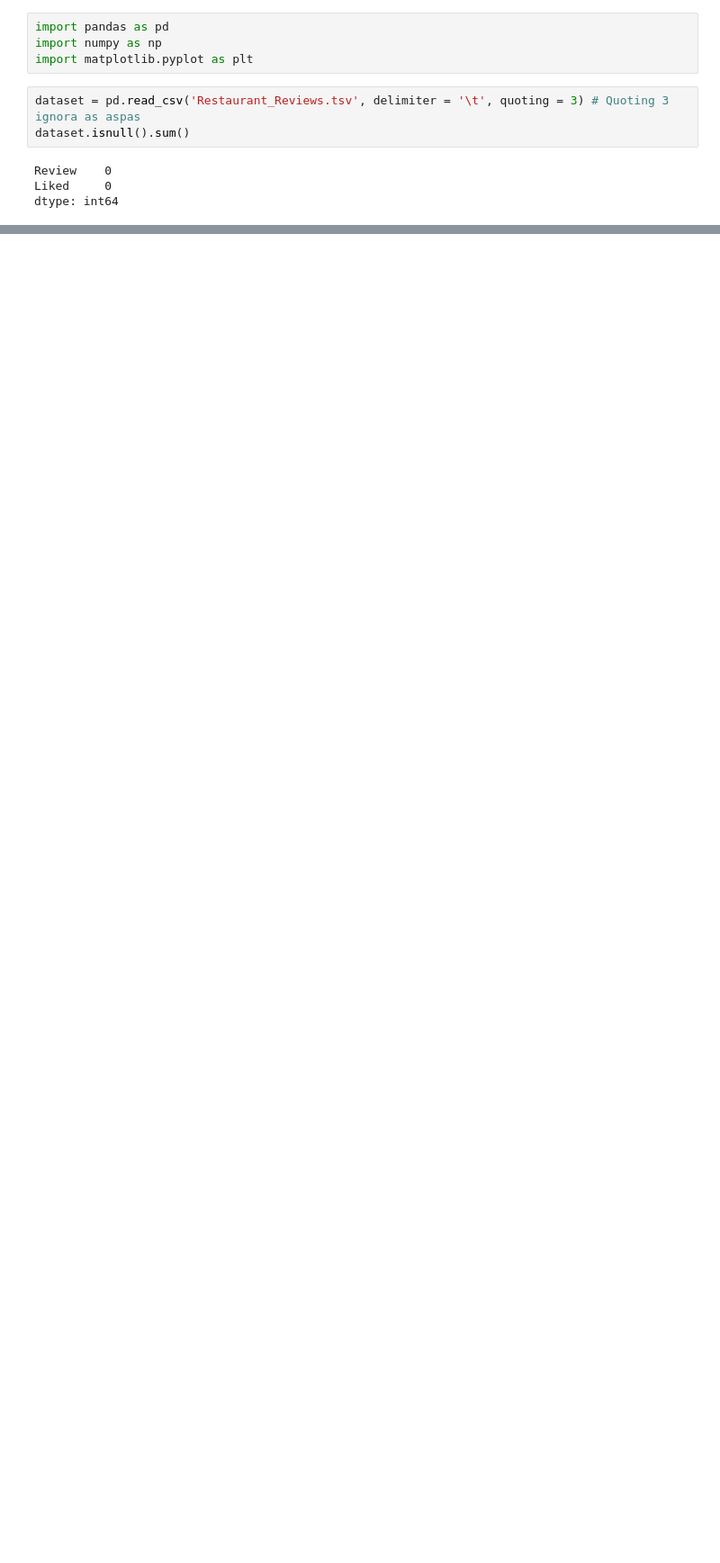
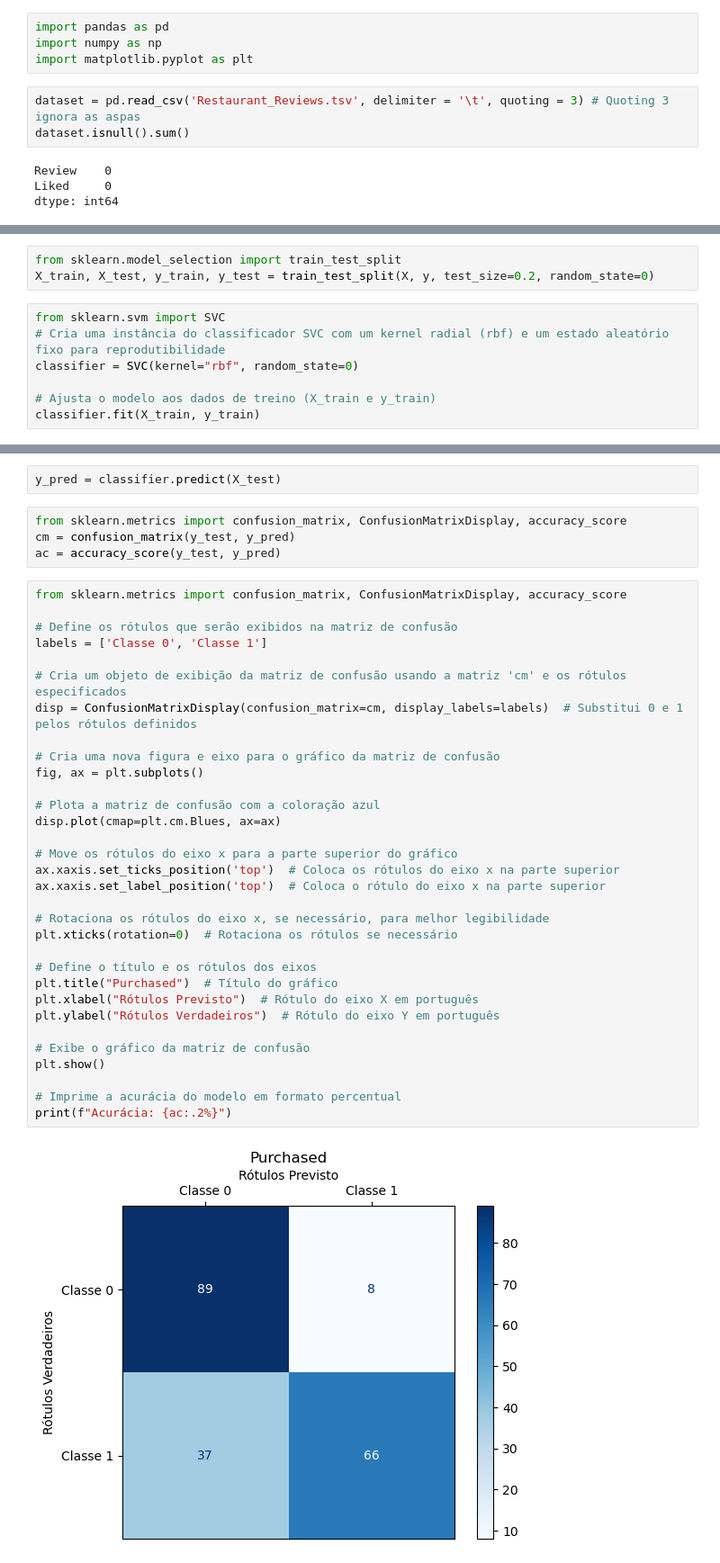
Before and after one commit to GabCosNev/Machine-Learning-Random, a Jupyter notebook: Natural Language/Natural Language.ipynb, the cells around one changed output, grey strips where cells are left out. Shown at 90% size. Cells and saved outputs as stored; diff of their text form; blank space fills up the shorter version.

```diff
--- a/Natural Language/Natural Language.ipynb
+++ b/Natural Language/Natural Language.ipynb
@@ -27,0 +51,10 @@ for i in range(0, len(dataset)):
+# %%
+from sklearn.model_selection import train_test_split
+X_train, X_test, y_train, y_test = train_test_split(X, y, test_size=0.2, random_state=0)
+# %%
+from sklearn.svm import SVC
+# Cria uma instância do classificador SVC com um kernel radial (rbf) e um estado aleatório fixo para reprodutibilidade
+classifier = SVC(kernel="rbf", random_state=0)
+
+# Ajusta o modelo aos dados de treino (X_train e y_train)
+classifier.fit(X_train, y_train)
@@ -27,0 +63,40 @@ for i in range(0, len(dataset)):
+# %%
+y_pred = classifier.predict(X_test)
+# %%
+from sklearn.metrics import confusion_matrix, ConfusionMatrixDisplay, accuracy_score
+cm = confusion_matrix(y_test, y_pred)
+ac = accuracy_score(y_test, y_pred)
+# %%
+from sklearn.metrics import confusion_matrix, ConfusionMatrixDisplay, accuracy_score
+
+# Define os rótulos que serão exibidos na matriz de confusão
+labels = ['Classe 0', 'Classe 1']
+
+# Cria um objeto de exibição da matriz de confusão usando a matriz 'cm' e os rótulos especificados
+disp = ConfusionMatrixDisplay(confusion_matrix=cm, display_labels=labels)  # Substitui 0 e 1 pelos rótulos definidos
+
+# Cria uma nova figura e eixo para o gráfico da matriz de confusão
+fig, ax = plt.subplots()
+
+# Plota a matriz de confusão com a coloração azul
+disp.plot(cmap=plt.cm.Blues, ax=ax)
+
+# Move os rótulos do eixo x para a parte superior do gráfico
+ax.xaxis.set_ticks_position('top')  # Coloca os rótulos do eixo x na parte superior
+ax.xaxis.set_label_position('top')  # Coloca o rótulo do eixo x na parte superior
+
+# Rotaciona os rótulos do eixo x, se necessário, para melhor legibilidade
+plt.xticks(rotation=0)  # Rotaciona os rótulos se necessário
+
+# Define o título e os rótulos dos eixos
+plt.title("Purchased")  # Título do gráfico
+plt.xlabel("Rótulos Previsto")  # Rótulo do eixo X em português
+plt.ylabel("Rótulos Verdadeiros")  # Rótulo do eixo Y em português
+
+# Exibe o gráfico da matriz de confusão
+plt.show()
+
+# Imprime a acurácia do modelo em formato percentual
+print(f"Acurácia: {ac:.2%}")
+# %% [output]
+[figure, added]
```
Also changed, not shown: parts of 6 cells of this notebook.
